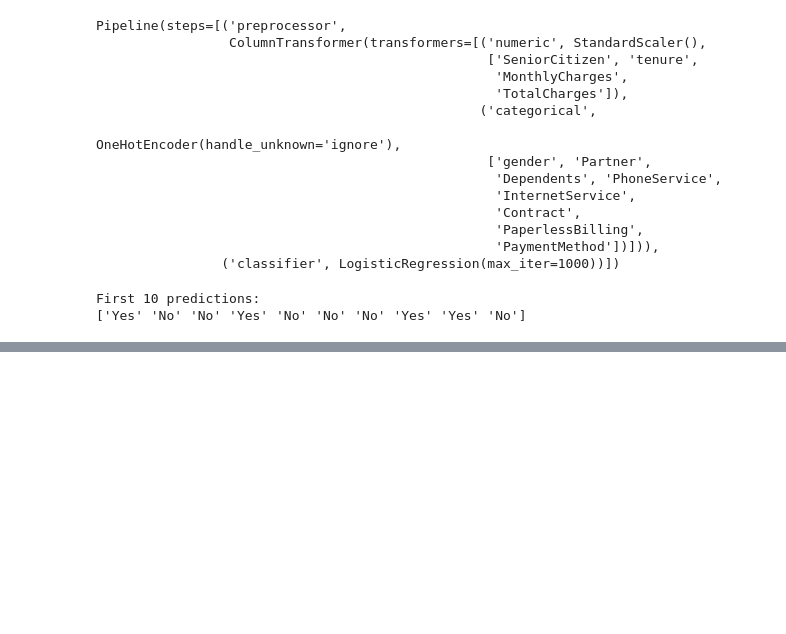
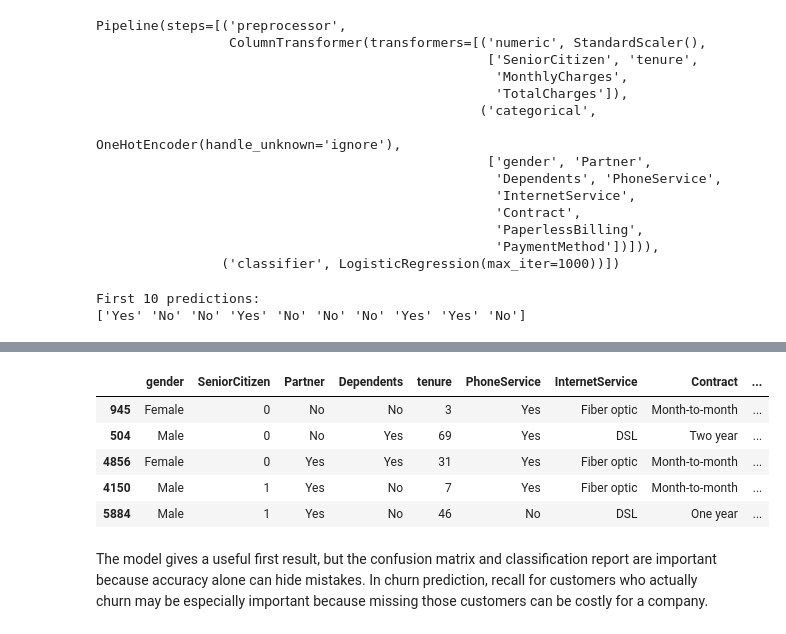
Before and after one commit to Saccor/telecom-churn-prediction, a Jupyter notebook: notebooks/telecom_churn_prediction.ipynb, the cells around one changed output, grey strips where cells are left out. Saved outputs shown, nothing was run; the diff lists cells and outputs as text; code cells hidden in the pictures; blank space fills up the shorter version.

```diff
--- a/notebooks/telecom_churn_prediction.ipynb
+++ b/notebooks/telecom_churn_prediction.ipynb
@@ -250,0 +293,18 @@ First 10 predictions:
+# %%
+results_df = X_test.copy()
+results_df["actual_churn"] = y_test.values
+results_df["predicted_churn"] = y_pred
+
+results_path = OUTPUTS_DIR / "churn_predictions.csv"
+results_df.to_csv(results_path, index=False)
+
+results_df.head()
+# %% [output]
+|  | gender | SeniorCitizen | Partner | Dependents | tenure | PhoneService | InternetService | Contract | ... |
+| 945 | Female | 0 | No | No | 3 | Yes | Fiber optic | Month-to-month | ... |
+| 504 | Male | 0 | No | Yes | 69 | Yes | DSL | Two year | ... |
+| 4856 | Female | 0 | Yes | Yes | 31 | Yes | Fiber optic | Month-to-month | ... |
+| 4150 | Male | 1 | Yes | No | 7 | Yes | Fiber optic | Month-to-month | ... |
+| 5884 | Male | 1 | Yes | No | 46 | No | DSL | One year | ... |
+# %% [markdown]
+The model gives a useful first result, but the confusion matrix and classification report are important because accuracy alone can hide mistakes. In churn prediction, recall for customers who actually churn may be especially important because missing those customers can be costly for a company.
```
Also changed, not shown: parts of 4 cells of this notebook.
